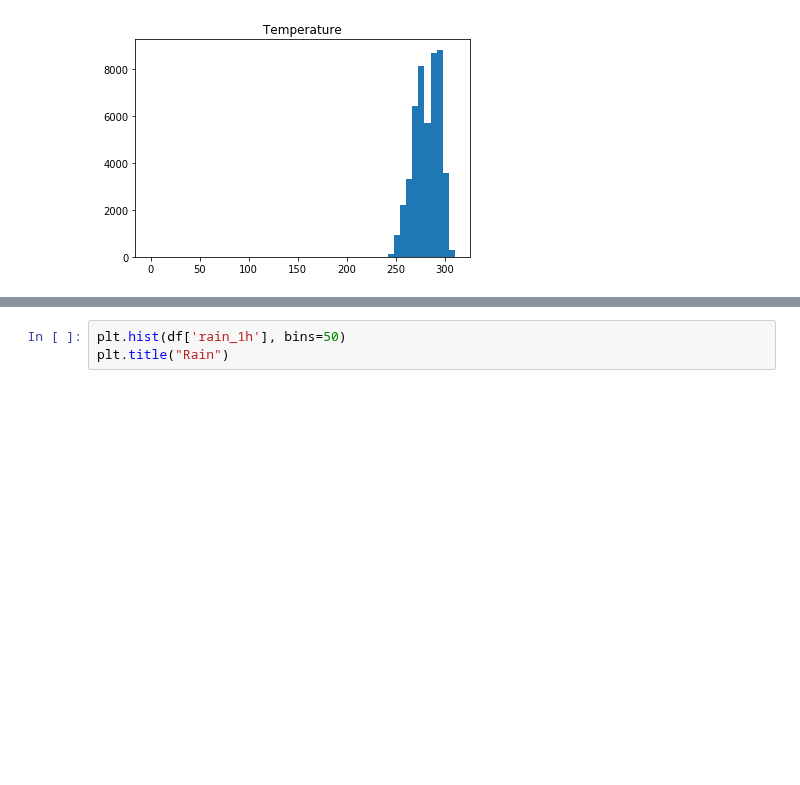
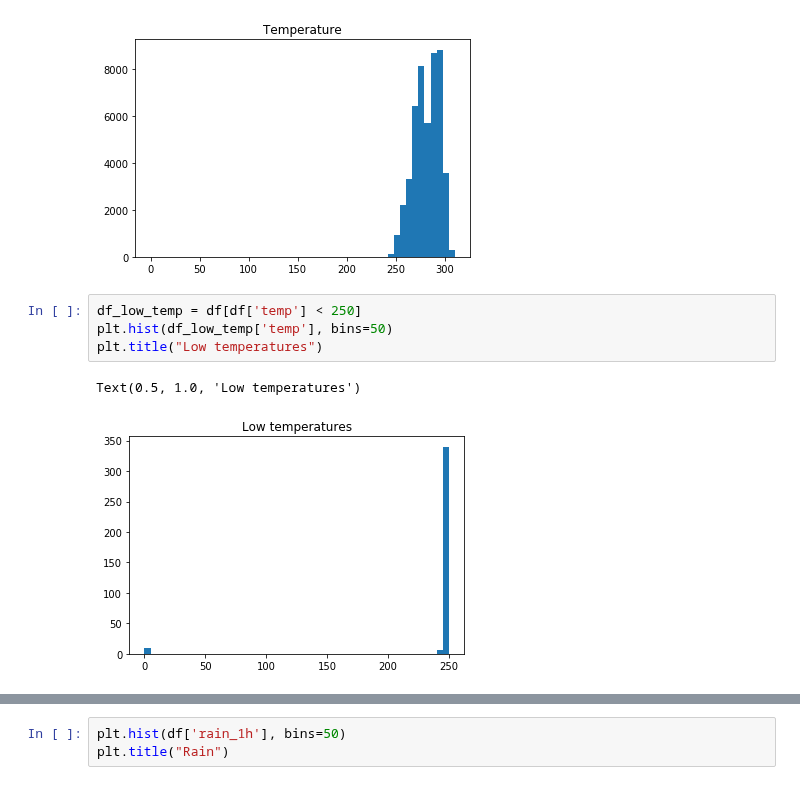
Before and after one commit to Lensku/BDA-Project-Otso-Lensku, a Jupyter notebook: Project.ipynb, the cells around one changed output, grey strips where cells are left out. Drawn from its saved outputs; the diff is of its cells as text; blank space fills up the shorter version.

```diff
--- a/Project.ipynb
+++ b/Project.ipynb
@@ -109,3 +110,10 @@ plt.title("Temperature")
 # %% [output]
 Text(0.5, 1.0, 'Temperature')
 [figure]
+# %%
+df_low_temp = df[df['temp'] < 250]
+plt.hist(df_low_temp['temp'], bins=50)
+plt.title("Low temperatures")
+# %% [output]
+Text(0.5, 1.0, 'Low temperatures')
+[figure, added]
```
Also changed, not shown: parts of 17 cells of this notebook.
